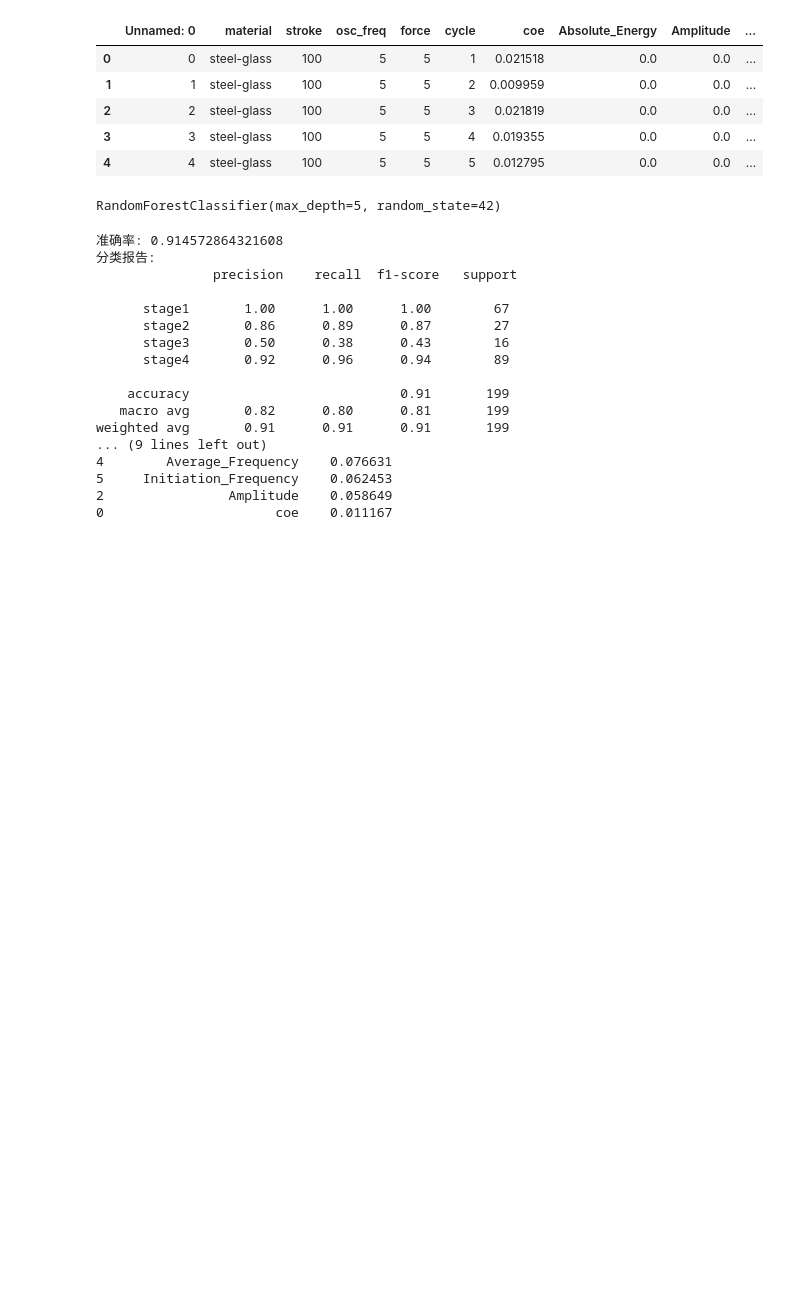
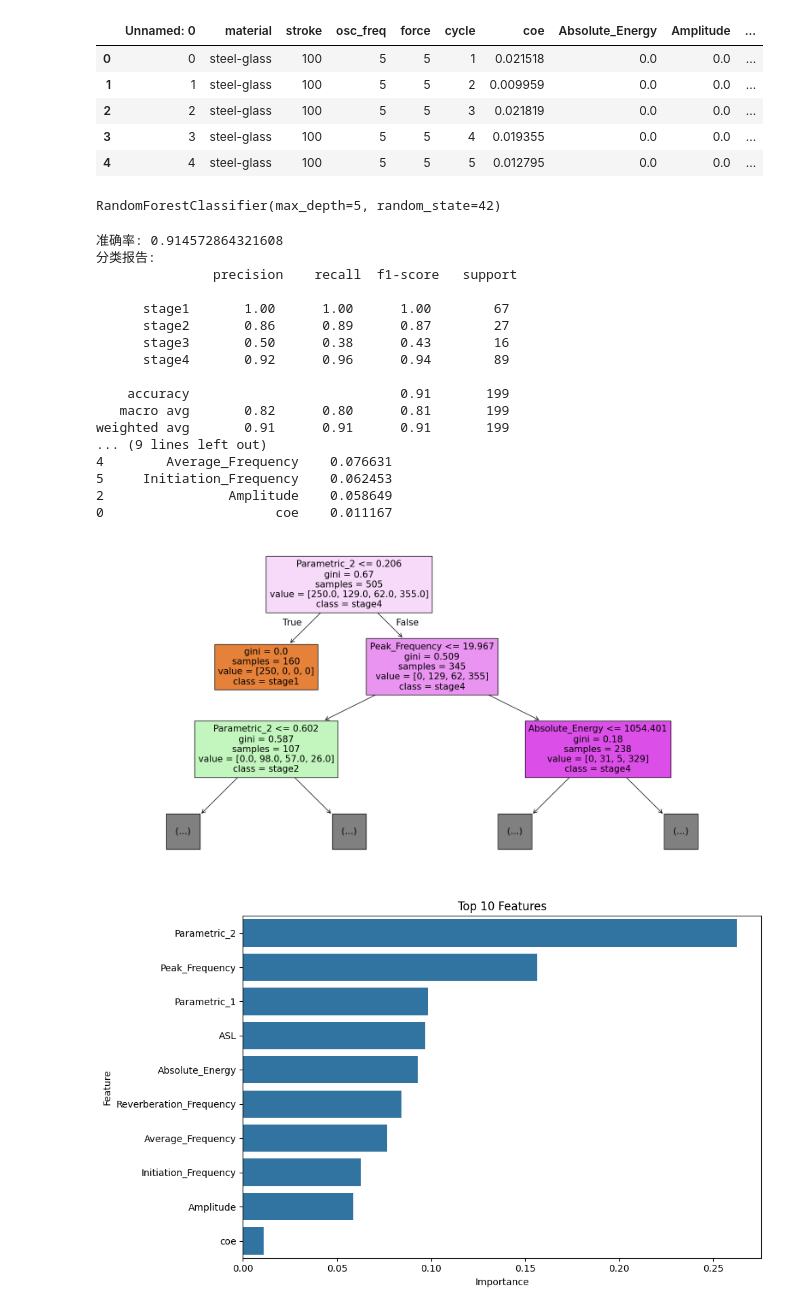
Before and after one commit to buy0range/code_internship, a Jupyter notebook: classification.ipynb, the cells around one changed output. Saved outputs shown, nothing was run; the diff lists cells and outputs as text; code cells hidden in the pictures; blank space fills up the shorter version.

Commit message:
rf with plot

```diff
--- a/classification.ipynb
+++ b/classification.ipynb
@@ -69,3 +69,30 @@ weighted avg       0.91      0.91      0.91       199
 5     Initiation_Frequency    0.062453
 2                Amplitude    0.058649
 0                      coe    0.011167
+# %%
+import matplotlib.pyplot as plt
+from sklearn.tree import plot_tree
+import seaborn as sns
+
+# 1. 绘制第一棵树
+plt.figure(figsize=(20, 10))
+plot_tree(model.estimators_[0],
+          feature_names=X_train.columns,
+          class_names=['stage1', 'stage2', 'stage3', 'stage4'],
+          filled=True, max_depth=2)
+plt.show()
+
+# 2. 绘制特征重要性
+feature_importance = pd.DataFrame({
+    'Feature': X_train.columns,
+    'Importance': model.feature_importances_
+}).sort_values('Importance', ascending=False)
+
+plt.figure(figsize=(10, 6))
+sns.barplot(x='Importance', y='Feature', data=feature_importance)
+plt.title('Top 10 Features')
+plt.tight_layout()
+plt.show()
+# %% [output]
+[figure, added]
+[figure, added]
```
